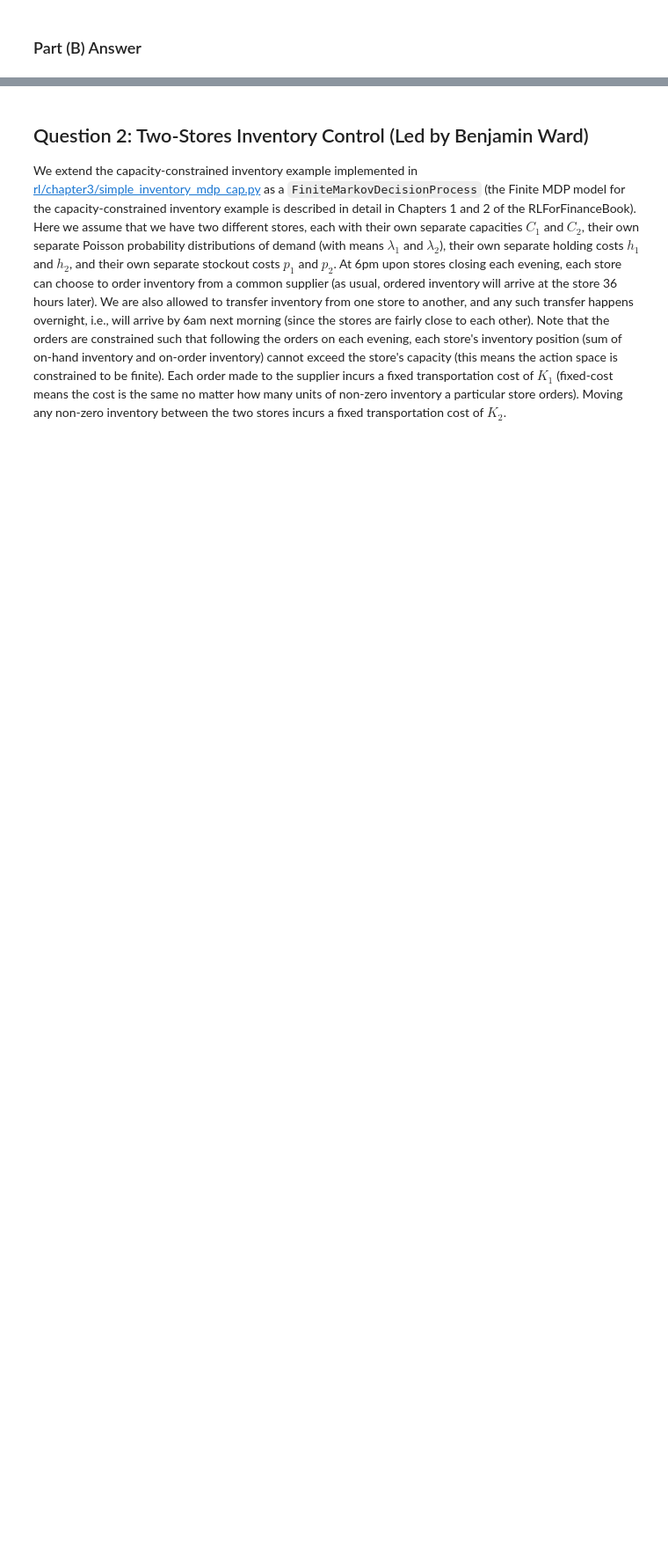
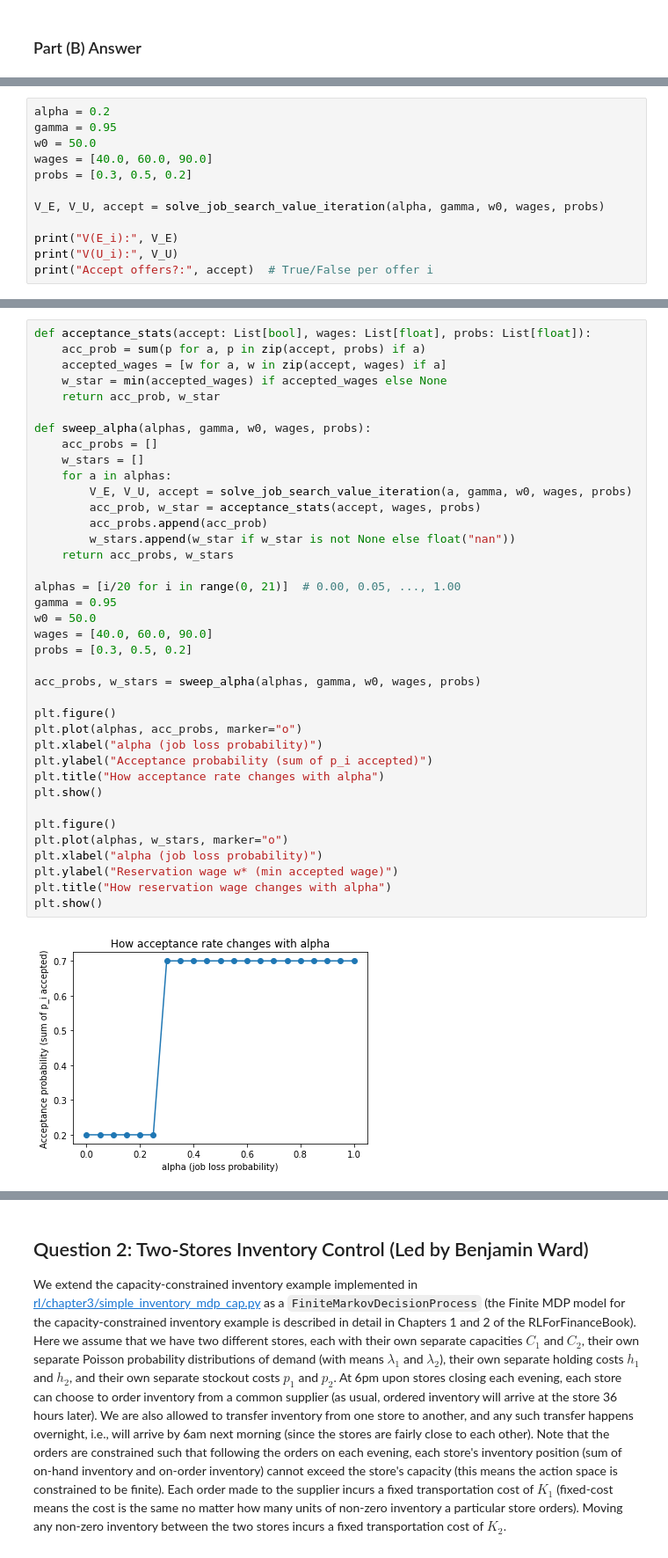
Before and after one commit to ward-benjamin/CME241_RL, a Jupyter notebook: homeworks/assignment2.ipynb, the cells around one changed output, grey strips where cells are left out. Shown at 88% size. Cells and saved outputs as stored; diff of their text form; blank space fills up the shorter version.

```diff
--- a/homeworks/assignment2.ipynb
+++ b/homeworks/assignment2.ipynb
@@ -89,0 +165,12 @@ Write Python code that:
+# %%
+alpha = 0.2
+gamma = 0.95
+w0 = 50.0
+wages = [40.0, 60.0, 90.0]
+probs = [0.3, 0.5, 0.2]
+
+V_E, V_U, accept = solve_job_search_value_iteration(alpha, gamma, w0, wages, probs)
+
+print("V(E_i):", V_E)
+print("V(U_i):", V_U)
+print("Accept offers?:", accept)  # True/False per offer i
@@ -97,0 +234,40 @@ Write Python code that:
+# %%
+def acceptance_stats(accept: List[bool], wages: List[float], probs: List[float]):
+    acc_prob = sum(p for a, p in zip(accept, probs) if a)
+    accepted_wages = [w for a, w in zip(accept, wages) if a]
+    w_star = min(accepted_wages) if accepted_wages else None
+    return acc_prob, w_star
+
+def sweep_alpha(alphas, gamma, w0, wages, probs):
+    acc_probs = []
+    w_stars = []
+    for a in alphas:
+        V_E, V_U, accept = solve_job_search_value_iteration(a, gamma, w0, wages, probs)
+        acc_prob, w_star = acceptance_stats(accept, wages, probs)
+        acc_probs.append(acc_prob)
+        w_stars.append(w_star if w_star is not None else float("nan"))
+    return acc_probs, w_stars
+
+alphas = [i/20 for i in range(0, 21)]  # 0.00, 0.05, ..., 1.00
+gamma = 0.95
+w0 = 50.0
+wages = [40.0, 60.0, 90.0]
+probs = [0.3, 0.5, 0.2]
+
+acc_probs, w_stars = sweep_alpha(alphas, gamma, w0, wages, probs)
+
+plt.figure()
+plt.plot(alphas, acc_probs, marker="o")
+plt.xlabel("alpha (job loss probability)")
+plt.ylabel("Acceptance probability (sum of p_i accepted)")
+plt.title("How acceptance rate changes with alpha")
+plt.show()
+
+plt.figure()
+plt.plot(alphas, w_stars, marker="o")
+plt.xlabel("alpha (job loss probability)")
+plt.ylabel("Reservation wage w* (min accepted wage)")
+plt.title("How reservation wage changes with alpha")
+plt.show()
+# %% [output]
+[figure, added]
```
Also changed, not shown: parts of 24 cells of this notebook.
